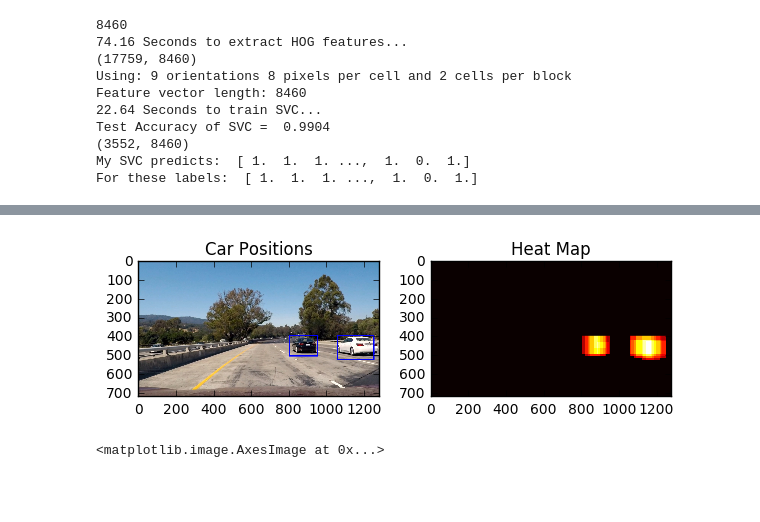
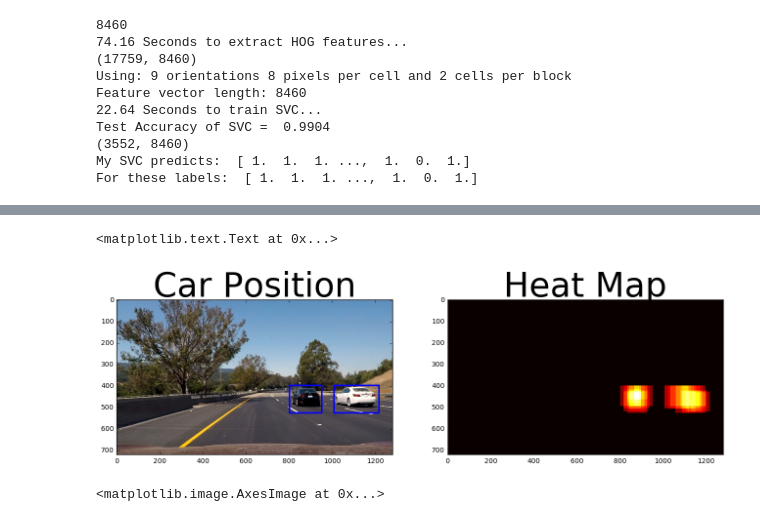
Before and after one commit to SamSamskies/CarND-Vehicle-Detection, a Jupyter notebook: vehicle_detection.ipynb, the cells around one changed output, grey strips where cells are left out. Cells and saved outputs as stored; diff of their text form; code cells hidden in the pictures; blank space fills up the shorter version.

```diff
--- a/vehicle_detection.ipynb
+++ b/vehicle_detection.ipynb
@@ -342,10 +342,14 @@ def find_cars(img, scale=1.5, svc=svc, X_scaler=X_scaler, ystart=400, ystop=656,
 
     return bboxes
 # %%
-image = mpimg.imread('test_images/test1.jpg')
-scales = [1, 1.5, 1.7, 2]
-bboxes = sum([find_cars(image, scale=scale) for scale in scales], [])
-out_img = draw_boxes(image, bboxes)
-plt.figure()
-plt.imshow(out_img)
+test_images = glob.glob('test_images/*.jpg')
+
+for filename in test_images:
+    image = mpimg.imread(filename)
+    scales = [1, 1.5, 1.7, 2]
+    bboxes = sum([find_cars(image, scale=scale) for scale in scales], [])
+    out_img = draw_boxes(image, bboxes)
+    plt.figure()
+    plt.imshow(out_img)
+    plt.title(filename)
 # %% [output]
@@ -387,29 +395,27 @@ def draw_labeled_bboxes(img, labels):
 # %%
 # draw heat map
 
 # Add heat to each box in box list
 heat = add_heat(np.zeros_like(image[:,:,0]).astype(np.float), bboxes)
 
 # Apply threshold to help remove false positives
 heat = apply_threshold(heat, 2)
 
 # Visualize the heatmap when displaying
 heatmap = np.clip(heat, 0, 255)
 
 # Find final boxes from heatmap using label function
 labels = label(heatmap)
 draw_img = draw_labeled_bboxes(np.copy(image), labels)
 
-fig = plt.figure()
-plt.subplot(121)
-plt.imshow(draw_img)
-plt.title('Car Positions')
-plt.subplot(122)
-plt.imshow(heatmap, cmap='hot')
-plt.title('Heat Map')
-fig.tight_layout()
+f, (ax1, ax2) = plt.subplots(1, 2, figsize=(16, 9))
+ax1.imshow(draw_img)
+ax1.set_title('Car Position', fontsize=50)
+ax2.imshow(heatmap, cmap='hot')
+ax2.set_title('Heat Map', fontsize=50)
 # %% [output]
+<matplotlib.text.Text at 0x...>
-[figure, old version]
+[figure, new version]
 # %%
 def process_image(img):
     scales = [1, 1.5, 1.7, 2]
```
Also changed, not shown: parts of 1 cell of this notebook.
